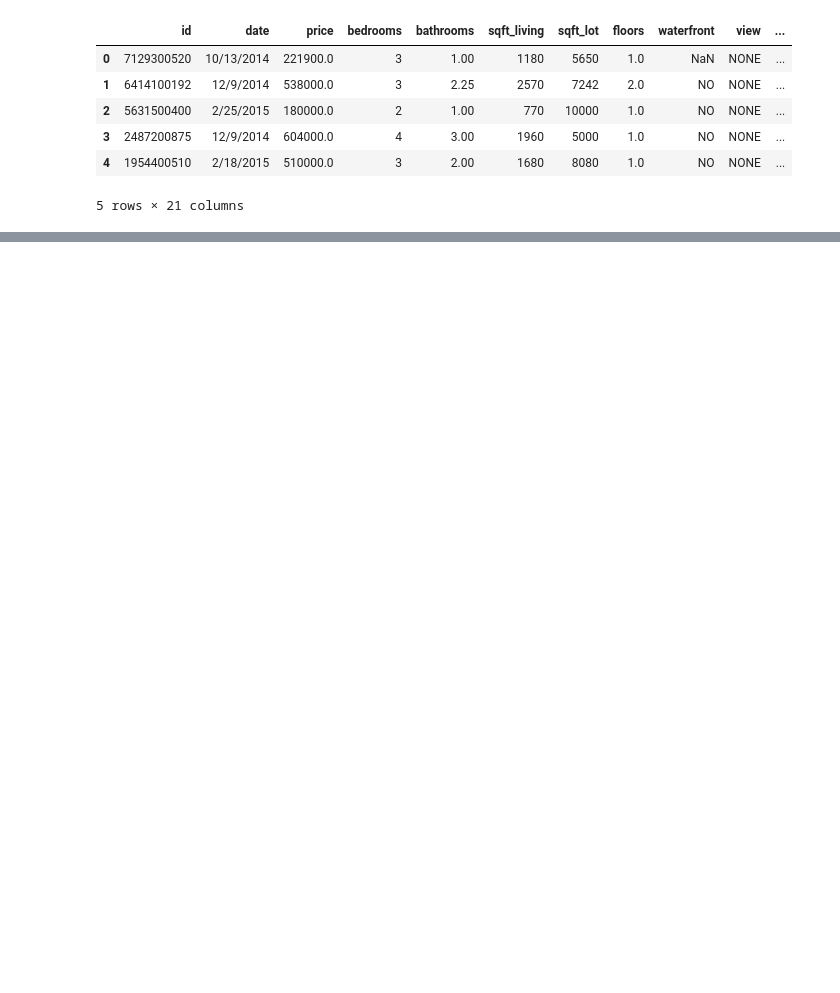
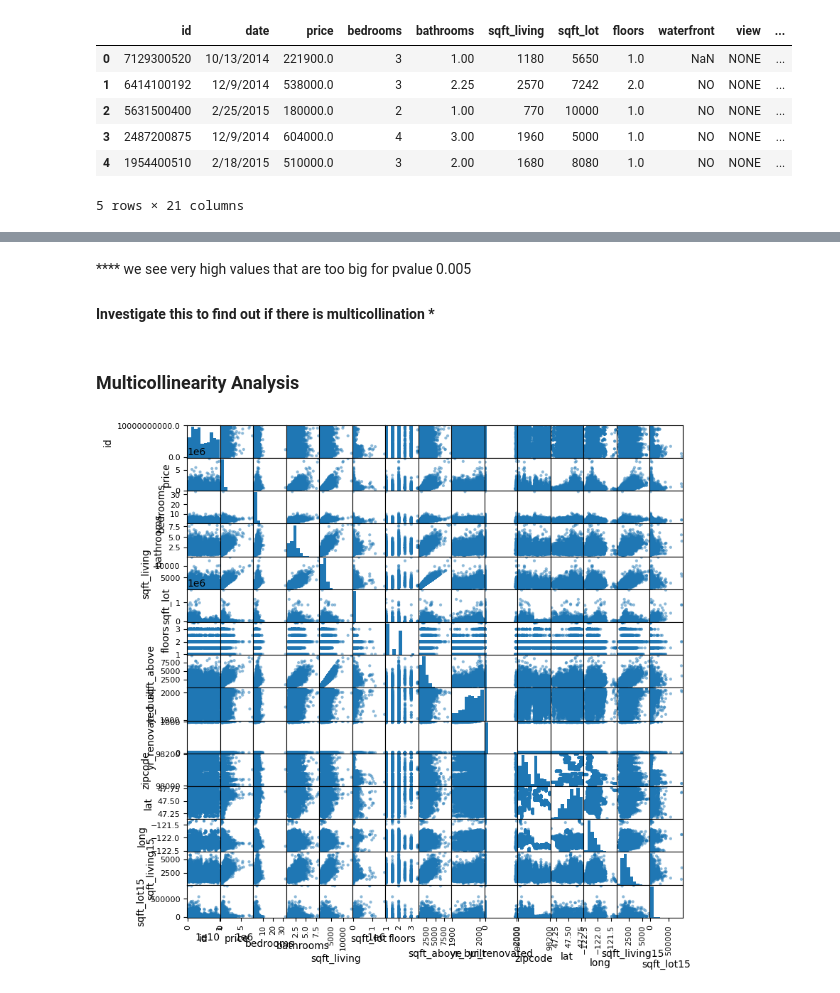
Before and after one commit to Lawez/phase-2-project-group, a Jupyter notebook: student.ipynb, the cells around one changed output, grey strips where cells are left out. Cells and saved outputs as stored; diff of their text form; code cells hidden in the pictures; blank space fills up the shorter version.

```diff
--- a/student.ipynb
+++ b/student.ipynb
@@ -203,0 +343,10 @@ df['view'].isna().sum()
+# %% [markdown]
+****  we see very high values that are too big for pvalue  0.005
+####  Investigate this to find out if there is multicollination *
+# %% [markdown]
+### Multicollinearity Analysis
+# %%
+pd.plotting.scatter_matrix(data_df,figsize  = [9, 9]);
+plt.show()
+# %% [output]
+[figure, added]
```
Also changed, not shown: parts of 40 cells of this notebook.
